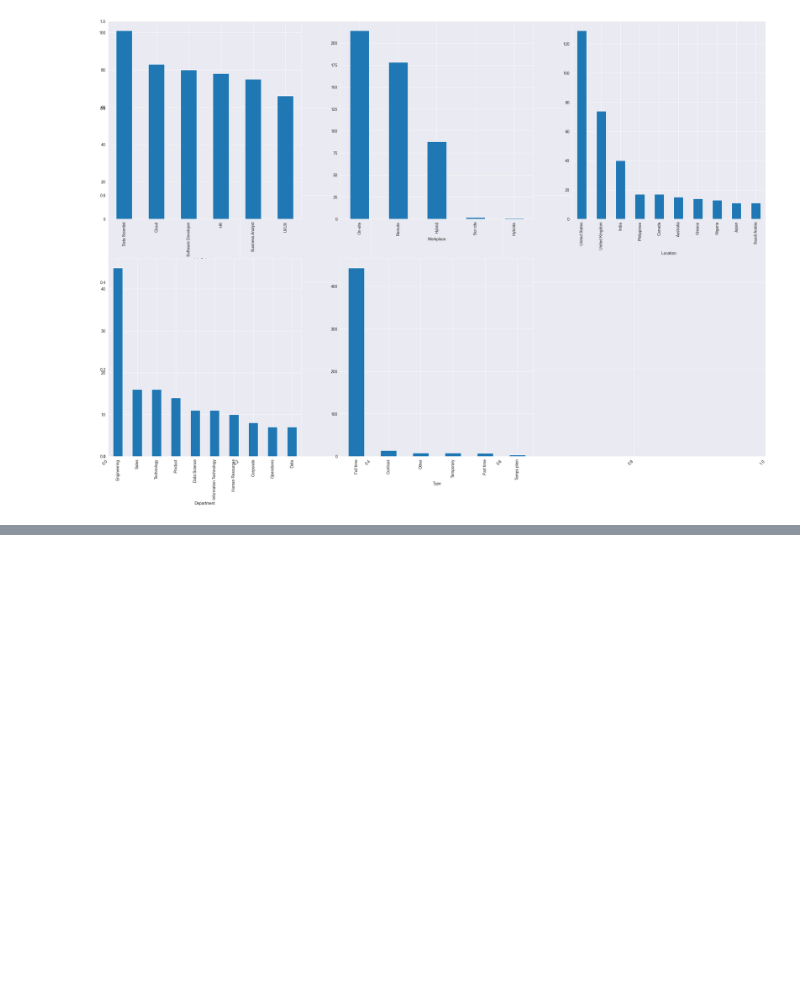
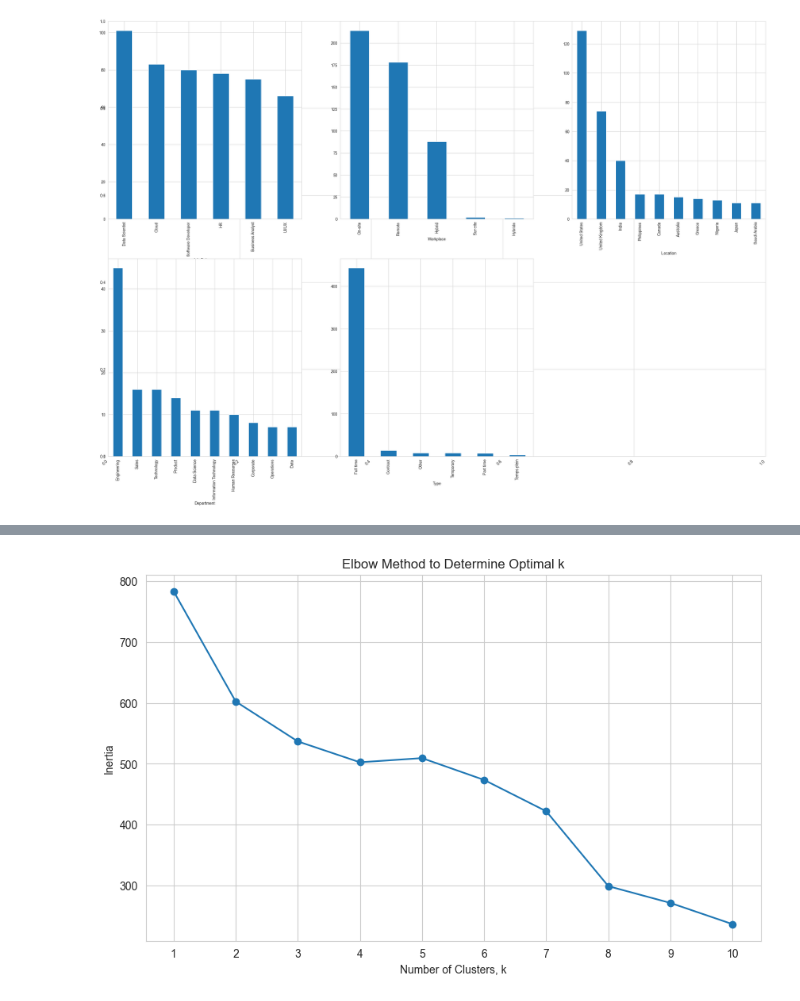
Before and after one commit to phuongnguyenpn/Data, a Jupyter notebook: JobPosting/main.ipynb, the cells around one changed output, grey strips where cells are left out. Saved outputs shown, nothing was run; the diff lists cells and outputs as text; code cells hidden in the pictures; blank space fills up the shorter version.

```diff
--- a/JobPosting/main.ipynb
+++ b/JobPosting/main.ipynb
@@ -155,0 +192,29 @@ plt.show()
+# %%
+from sklearn.preprocessing import OneHotEncoder
+from sklearn.cluster import KMeans
+import numpy as np
+
+# Data Preparation: One-Hot Encoding of categorical features
+encoder = OneHotEncoder()
+encoded_features = encoder.fit_transform(data[['Category', 'Workplace', 'Type']])
+
+# Determine Optimal k using the Elbow Method
+inertia = []
+k_values = range(1, 11)  # Testing k values from 1 to 10
+
+for k in k_values:
+    kmeans = KMeans(n_clusters=k, random_state=42)
+    kmeans.fit(encoded_features)
+    inertia.append(kmeans.inertia_)
+
+# Plotting the elbow plot
+plt.figure(figsize=(10, 6))
+plt.plot(k_values, inertia, '-o')
+plt.title('Elbow Method to Determine Optimal k')
+plt.xlabel('Number of Clusters, k')
+plt.ylabel('Inertia')
+plt.xticks(k_values)
+plt.grid(True)
+plt.show()
+# %% [output]
+[figure, added]
```
Also changed, not shown: parts of 5 cells of this notebook.
